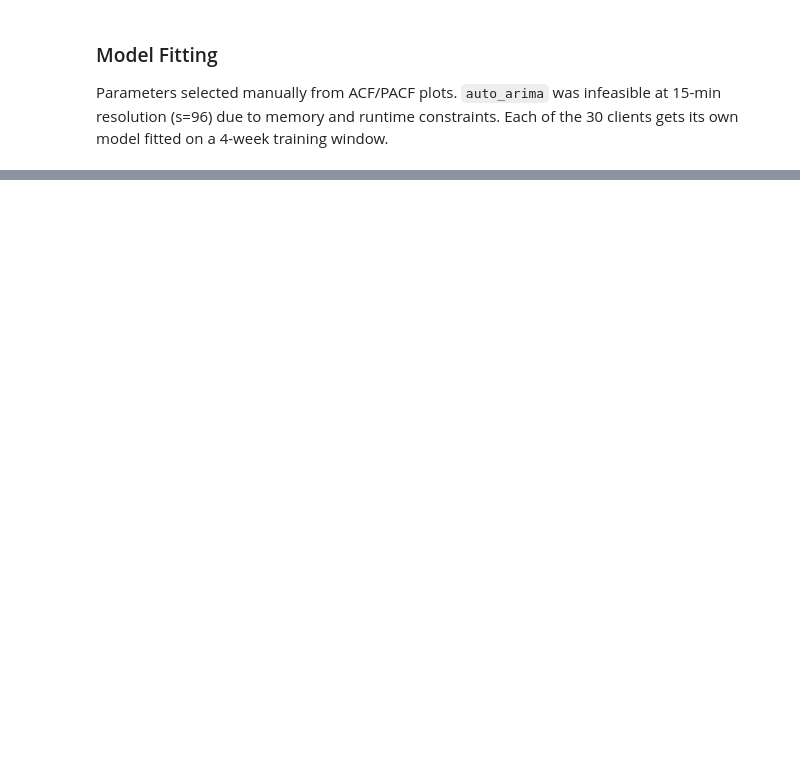
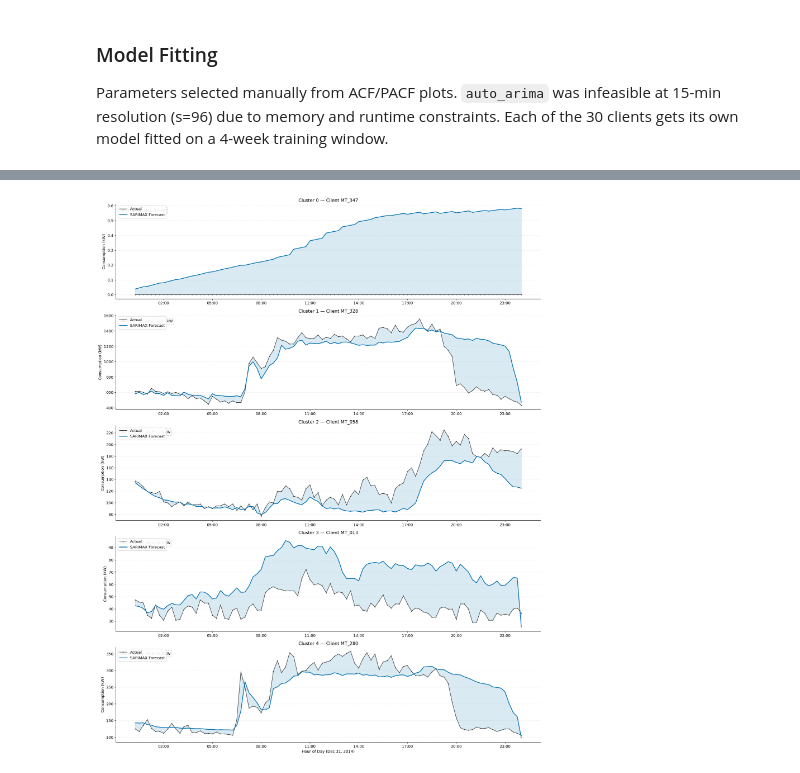
Before and after one commit to lucabarattini/forecasting-electricity, a Jupyter notebook: notebooks/3_sarimax.ipynb, the cells around one changed output, grey strips where cells are left out. Cells and saved outputs as stored; diff of their text form; code cells hidden in the pictures; blank space fills up the shorter version.

```diff
--- a/notebooks/3_sarimax.ipynb
+++ b/notebooks/3_sarimax.ipynb
@@ -15,16 +15,19 @@ Selecting one random client.
 import pandas as pd
 import numpy as np
 import matplotlib.pyplot as plt
+import matplotlib.dates as mdates
 import warnings
 import random
-
-warnings.filterwarnings("ignore")
 
 from statsmodels.tsa.statespace.sarimax import SARIMAX
 from statsmodels.tsa.stattools import adfuller
 from statsmodels.graphics.tsaplots import plot_acf, plot_pacf
 from statsmodels.tsa.seasonal import seasonal_decompose
 from sklearn.metrics import mean_absolute_error, mean_squared_error
+
+warnings.filterwarnings("ignore")
+plt.rcParams.update({'figure.dpi': 120, 'font.size': 11,
+                     'axes.titlesize': 13, 'axes.labelsize': 11})
 # %%
 print("Loading processed data...")
 df_long = pd.read_parquet('../Datasets/processed_electricity_data.parquet')
@@ -269,46 +276,64 @@ Average RMSE:  108.8857 kW
 # Visualization: One Client per Cluster
 # ---------------------------------------------------------
 cluster_map = pd.read_csv('../Datasets/client_clusters.csv')
 
 fitted_clients = [c for c in sampled_clients if c not in failed_clients]
 
 vis_df = pd.DataFrame({
     'ClientID': fitted_clients,
-    'MAE': all_maes
+    'MAE':   all_maes,
+    'RMSE':  all_rmses,
+    'MAPE':  all_mapes,
+    'WMAPE': all_wmapes,
 }).merge(cluster_map, on='ClientID')
 
 cluster_representatives = vis_df.groupby('Cluster')['ClientID'].first().to_dict()
 
-fig, axes = plt.subplots(len(cluster_representatives), 1, figsize=(18, 5 * len(cluster_representatives)))
+fig, axes = plt.subplots(len(cluster_representatives), 1,
+                         figsize=(18, 4.5 * len(cluster_representatives)))
 if len(cluster_representatives) == 1:
     axes = [axes]
 
 for idx, (cluster_id, client_id) in enumerate(sorted(cluster_representatives.items())):
     ax = axes[idx]
 
     df_client = df_long[df_long['ClientID'] == client_id].copy()
     df_client = df_client.set_index('Date')
     df_client.index = pd.to_datetime(df_client.index)
     df_client = df_client.sort_index()
 
-    y_test = df_client['Consumption'].iloc[-FORECAST_HORIZON:]
+    y_true = df_client['Consumption'].iloc[-FORECAST_HORIZON:].values
     y_pred = all_predictions[client_id]
+    x      = df_client.index[-FORECAST_HORIZON:]
 
-    client_mae = vis_df[vis_df['ClientID'] == client_id]['MAE'].values[0]
+    row      = vis_df[vis_df['ClientID'] == client_id].iloc[0]
+    mae_val  = row['MAE']
+    mape_val = row['MAPE']
 
-    ax.plot(y_test.index, y_test.values,
-            label='Actual', color='black', marker='.', linestyle='-')
-    ax.plot(y_test.index, y_pred,
-            label='SARIMAX Forecast', color='#0072B2', linewidth=2)
+    ax.plot(x, y_true, label='Actual', color='#333333', linewidth=1.2,
+            marker='.', markersize=3)
+    ax.plot(x, y_pred, label='SARIMAX Forecast', color='#0072B2', linewidth=2)
+    ax.fill_between(x, y_true, y_pred, alpha=0.15, color='#0072B2')
 
-    ax.set_title(f"Cluster {cluster_id} — Client {client_id} (MAE: {client_mae:.2f} kW)")
-    ax.set_ylabel('kW Consumption')
-    ax.legend()
-    ax.grid(True, alpha=0.3)
+    ax.text(0.01, 0.95, f"MAPE: {mape_val:.1%}   MAE: {mae_val:.1f} kW",
+            transform=ax.transAxes, fontsize=10, va='top',
+            bbox=dict(boxstyle='round,pad=0.4', facecolor='white',
+                      edgecolor='#cccccc', alpha=0.9))
 
-axes[-1].set_xlabel('Date / Time')
+    ax.set_title(f"Cluster {cluster_id} — Client {client_id}")
+    ax.set_ylabel('Consumption (kW)')
+    ax.xaxis.set_major_formatter(mdates.DateFormatter('%H:%M'))
+    ax.xaxis.set_major_locator(mdates.HourLocator(interval=3))
+    ax.spines[['top', 'right']].set_visible(False)
+    ax.yaxis.grid(True, alpha=0.25, linestyle='--')
+    ax.xaxis.grid(False)
+    ax.legend(loc='upper left', framealpha=0.9)
+
+axes[-1].set_xlabel('Hour of Day (Dec 31, 2014)')
 plt.tight_layout()
 plt.show()
+# %% [output]
+[figure, added]
 # %%
 # ---------------------------------------------------------
 # Performance Breakdown by Cluster
```
Also changed, not shown: parts of 8 cells of this notebook, 8 other files.
